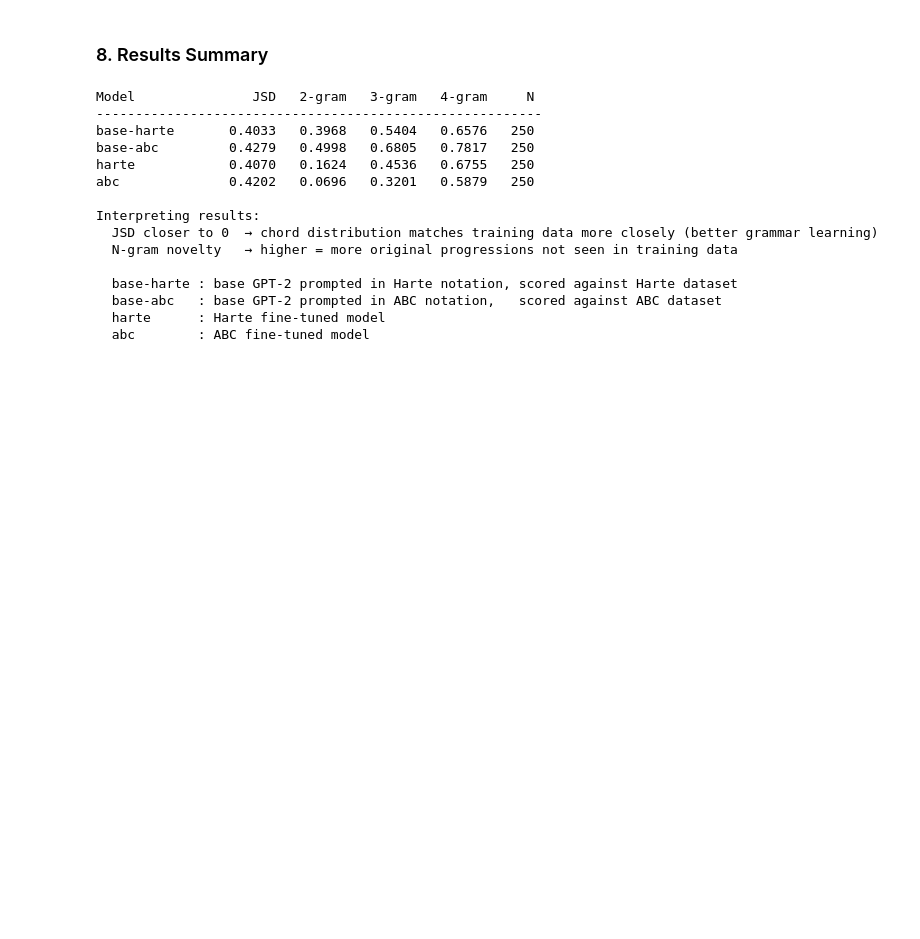
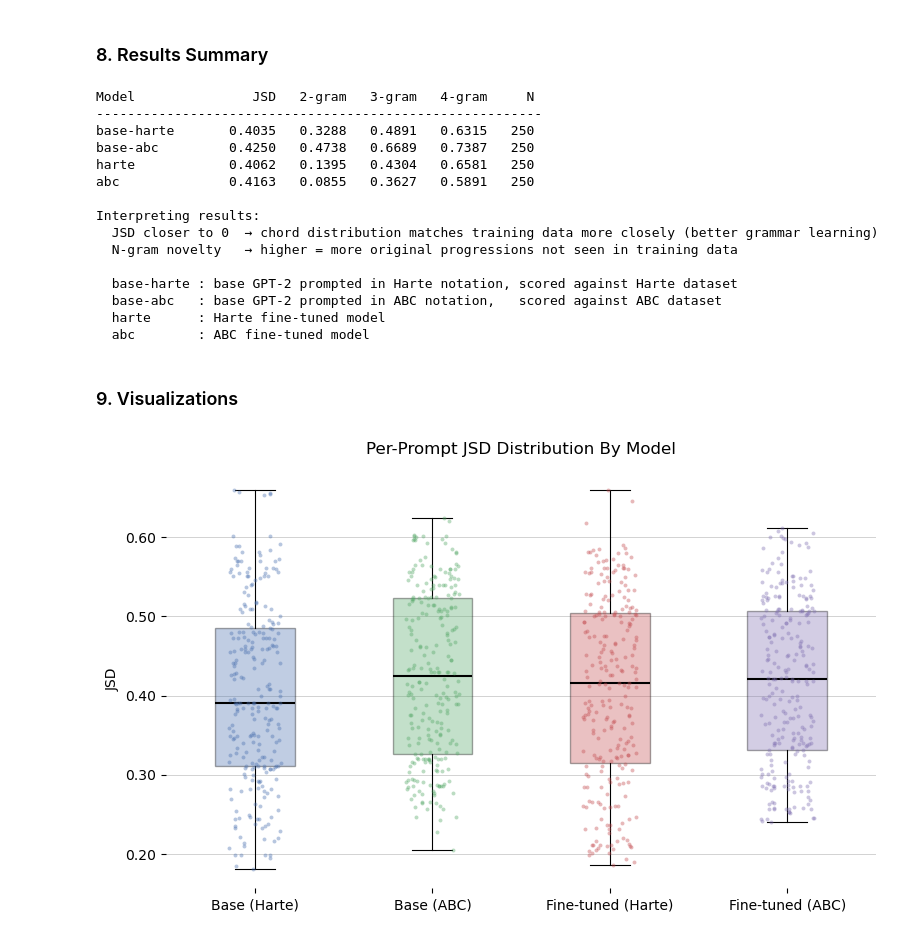
Before and after one commit to Kv-Lam/CS429, a Jupyter notebook: results.ipynb, the cells around one changed output. Drawn from its saved outputs; the diff is of its cells as text; code cells hidden in the pictures; blank space fills up the shorter version.

Commit message:
added data visualization

```diff
--- a/results.ipynb
+++ b/results.ipynb
@@ -764,6 +764,11 @@ def evaluate_model(
         "trigram_novelty":  mean(all_tri),
         "fourgram_novelty": mean(all_quad),
         "n_scored":         len(all_jsd),
+        # raw per-prompt scores (needed for distribution plots)
+        "jsd_scores":       all_jsd,
+        "bigram_scores":    all_bi,
+        "trigram_scores":   all_tri,
+        "fourgram_scores":  all_quad,
     }
 
 
@@ -856,10 +861,10 @@ Interpreting results:
 # %% [output]
 Model               JSD   2-gram   3-gram   4-gram     N
 ---------------------------------------------------------
-base-harte       0.4033   0.3968   0.5404   0.6576   250
-base-abc         0.4279   0.4998   0.6805   0.7817   250
-harte            0.4070   0.1624   0.4536   0.6755   250
-abc              0.4202   0.0696   0.3201   0.5879   250
+base-harte       0.4035   0.3288   0.4891   0.6315   250
+base-abc         0.4250   0.4738   0.6689   0.7387   250
+harte            0.4062   0.1395   0.4304   0.6581   250
+abc              0.4163   0.0855   0.3627   0.5891   250
 
 Interpreting results:
   JSD closer to 0  → chord distribution matches training data more closely (better grammar learning)
@@ -869,3 +874,53 @@ Interpreting results:
   base-abc   : base GPT-2 prompted in ABC notation,   scored against ABC dataset
   harte      : Harte fine-tuned model
   abc        : ABC fine-tuned model
+# %% [markdown]
+### 9. Visualizations
+# %%
+import matplotlib.pyplot as plt
+import matplotlib.ticker as mticker
+import numpy as np
+
+plt.style.use("default")
+
+results = [base_harte_results, base_abc_results, harte_results, abc_results]
+labels  = ["Base (Harte)", "Base (ABC)", "Fine-tuned (Harte)", "Fine-tuned (ABC)"]
+colors  = ["#4C72B0", "#55A868", "#C44E52", "#8172B2"]
+
+def style_ax(ax):
+    ax.yaxis.set_major_formatter(mticker.FormatStrFormatter("%.2f"))
+    ax.yaxis.grid(True, alpha=0.35, linewidth=0.7, color="gray")
+    ax.set_axisbelow(True)
+    for spine in ax.spines.values():
+        spine.set_visible(False)
+
+# Box plot + individual per-prompt JSD scores
+jsd_data = [r["jsd_scores"] for r in results]
+
+fig, ax = plt.subplots(figsize=(8, 5))
+
+bplot = ax.boxplot(
+    jsd_data,
+    patch_artist=True,
+    labels=labels,
+    medianprops=dict(color="black", linewidth=1.5),
+    whiskerprops=dict(color="black", linewidth=0.8),
+    capprops=dict(color="black", linewidth=0.8),
+    flierprops=dict(marker=""),
+)
+for patch, color in zip(bplot["boxes"], colors):
+    patch.set_facecolor(color)
+    patch.set_alpha(0.35)
+
+rng = np.random.default_rng(42)
+for i, (scores, color) in enumerate(zip(jsd_data, colors), start=1):
+    jitter = rng.uniform(-0.15, 0.15, size=len(scores))
+    ax.scatter(i + jitter, scores, color=color, alpha=0.4, s=8, zorder=3, linewidths=0)
+
+ax.set_title("Per-Prompt JSD Distribution By Model", pad=12)
+ax.set_ylabel("JSD")
+style_ax(ax)
+plt.tight_layout()
+plt.show()
+# %% [output]
+[figure, added]
```
Also changed, not shown: parts of 2 cells of this notebook.
